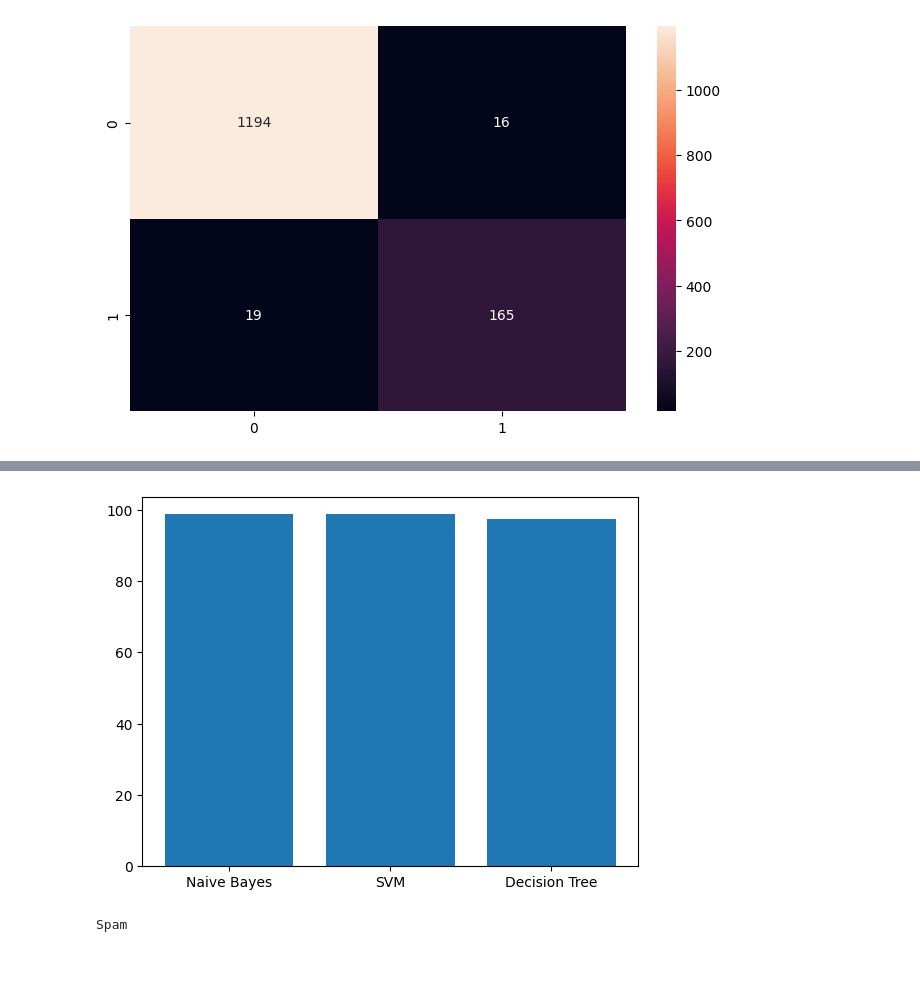
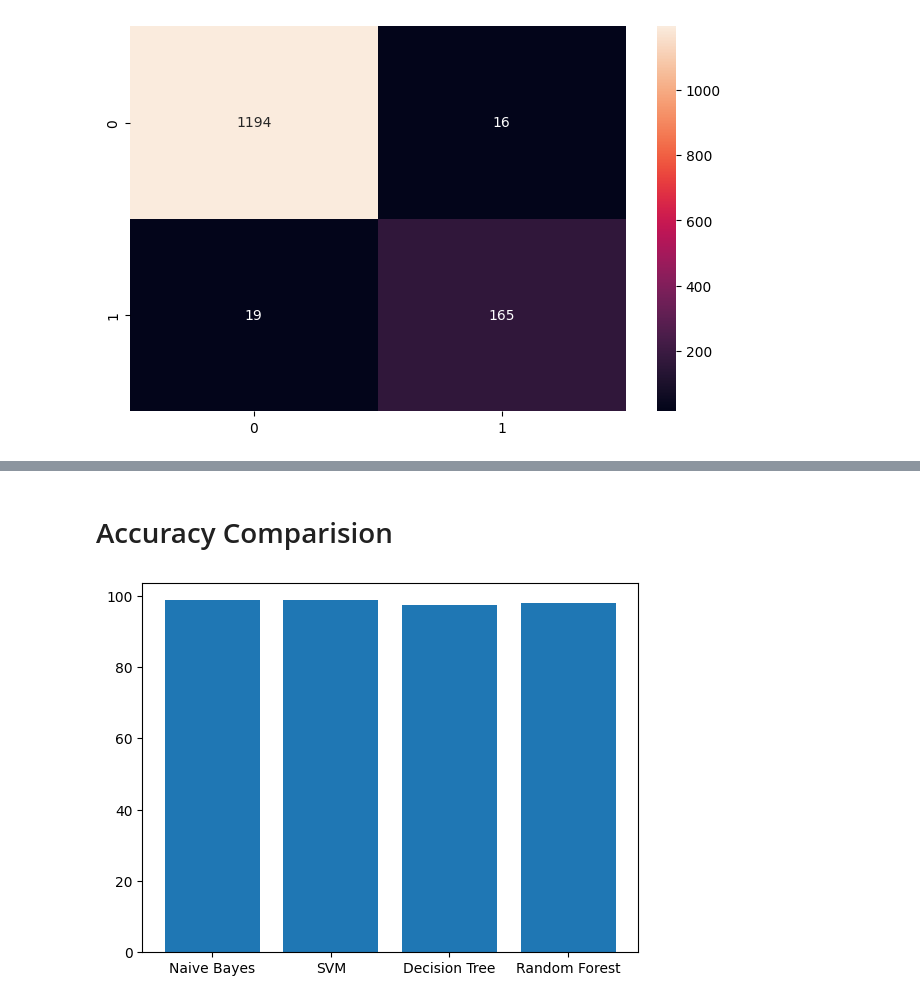
Before and after one commit to SyedMdMizan/Spam-email-detection, a Jupyter notebook: detection.ipynb, the cells around one changed output, grey strips where cells are left out. Drawn from its saved outputs; the diff is of its cells as text; code cells hidden in the pictures; blank space fills up the shorter version.

```diff
--- a/detection.ipynb
+++ b/detection.ipynb
@@ -144,0 +159,3 @@ sns.heatmap(confusion_matrix_dt, annot=True, fmt='d')
+# %%
+rf_clf = Pipeline([('vectorizer', CountVectorizer()), ('rf', RandomForestClassifier())])
+rf_clf.fit(X_train, Y_train)
@@ -144,0 +165,7 @@ sns.heatmap(confusion_matrix_dt, annot=True, fmt='d')
+# %%
+Y_pred_rf = rf_clf.predict(X_test)
+acc_rf = accuracy_score(Y_test, Y_pred_rf)
+accuracy.append(acc_rf*100)
+print(f'Accuracy: {acc_rf * 100}')
+print(f'Precision: {precision_score(Y_test, Y_pred_rf) * 100}')
+print(f'f1-score: {f1_score(Y_test, Y_pred_rf) * 100}')
@@ -145,10 +194,12 @@ sns.heatmap(confusion_matrix_dt, annot=True, fmt='d')
+# %% [markdown]
+# Accuracy Comparision
 # %%
-x = (['Naive Bayes', 'SVM', 'Decision Tree'])
+x = (['Naive Bayes', 'SVM', 'Decision Tree', 'Random Forest'])
 y = (accuracy)
 plt.bar(x,y)
 plt.show()
 # %% [output]
-[figure, old version]
+[figure, new version]
 # %%
 def check(clf, txt):
     a = clf.predict([txt])
@@ -163,4 +213,0 @@ text2 = r" investors are advised to stay away from such fraudulent investment sc
-# %%
-check(naive_bayes, text1)
-# %% [output]
-Spam
```
Also changed, not shown: parts of 12 cells of this notebook.
